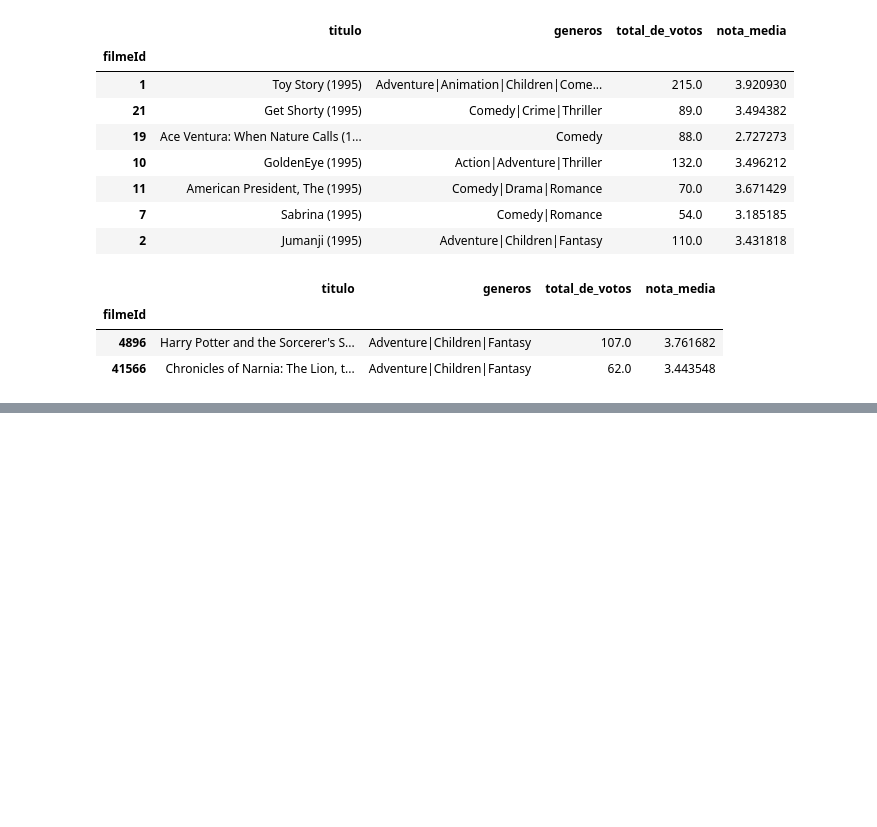
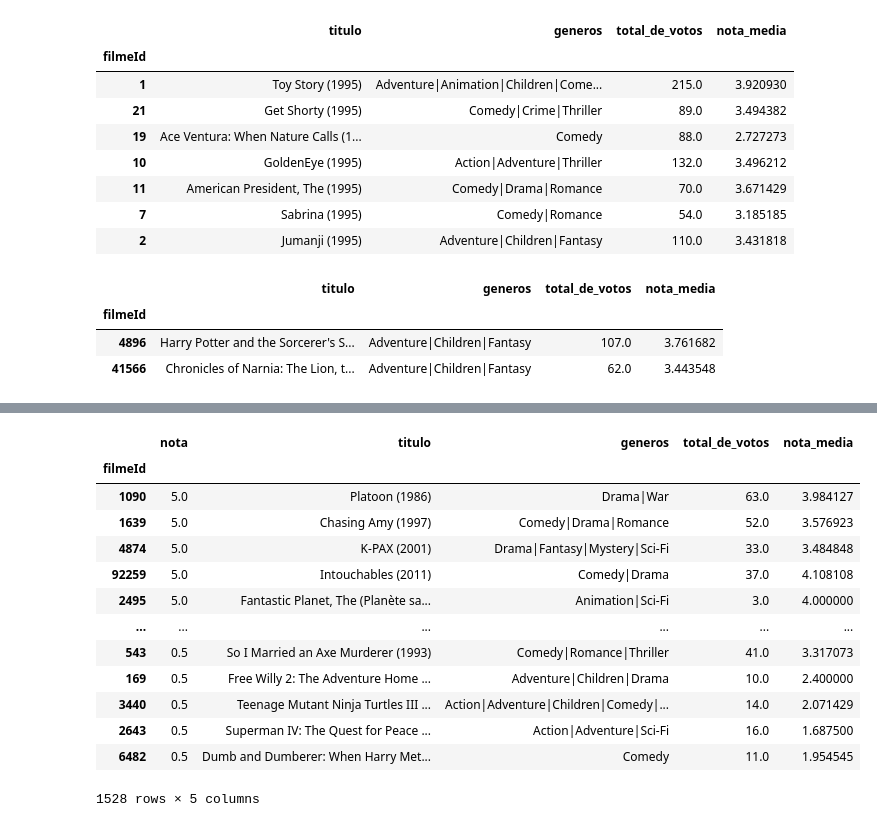
Before and after one commit to SamuelSousaFerreira/ML-para-Neg-cios-Digitais, a Jupyter notebook: Introdução_a_Recomendação.ipynb, the cells around one changed output, grey strips where cells are left out. Saved outputs shown, nothing was run; the diff lists cells and outputs as text; code cells hidden in the pictures; blank space fills up the shorter version.

```diff
--- a/Introdução_a_Recomendação.ipynb
+++ b/Introdução_a_Recomendação.ipynb
@@ -154,0 +433,22 @@ filmes.query("(generos == 'Adventure|Children|Fantasy') & (total_de_votos >= 50)
+# %%
+def distancia_de_todos(voce_id, n=None):
+  todos_usuarios = notas['usuarioId'].unique()
+  if n:
+    todos_usuarios = todos_usuarios[:n]
+  distancias = [distancia_de_usuarios(voce_id,usuario_id) for usuario_id in todos_usuarios]
+  distancias = list(filter(None,distancias)) #filtra as distancias vazias e cria uma lista com o que sobra
+  distancias = pd.DataFrame(distancias,columns=['voce','outra_pessoa','distancia'])
+  return distancias
+# %%
+def sugere_para_voce(voce, n = None):
+  notas_de_voce = notas_do_usuario(voce)
+  filmes_que_voce_ja_viu = notas_de_voce.index
+
+  similares = mais_proximos_de_voce(voce,n = n)
+  similar = similares.iloc[0].name
+  notas_do_similar = notas_do_usuario(similar)
+
+  notas_do_similar = notas_do_similar.drop(filmes_que_voce_ja_viu, errors = 'ignore')
+
+  recomendacoes = notas_do_similar.sort_values(by='nota', ascending=False)
+  return recomendacoes.join(filmes)
@@ -154,0 +468,6 @@ filmes.query("(generos == 'Adventure|Children|Fantasy') & (total_de_votos >= 50)
+# %%
+def mais_proximos_de_voce(voce_id, n_mais_proximos=10, n= None):
+  distancias = distancia_de_todos(voce_id, n= n)
+  distancias = distancias.sort_values('distancia')
+  distancias = distancias.set_index('outra_pessoa').drop(voce_id,errors = 'ignore')
+  return distancias.head(n_mais_proximos)
@@ -154,0 +489,11 @@ filmes.query("(generos == 'Adventure|Children|Fantasy') & (total_de_votos >= 50)
+# %%
+def sugere_para_voce(voce,n_mais_proximos = 10, n=None):
+  notas_de_voce = notas_do_usuario(voce)
+  filmes_que_voce_ja_viu = notas_de_voce.index
+
+  similares = mais_proximos_de_voce(voce, n_mais_proximos = n_mais_proximos, n = n)
+  usuarios_similares = similares.index
+  notas_dos_similares = notas.set_index('usuarioId').loc[usuarios_similares]
+  recomendacoes = notas_dos_similares.groupby('filmeId').mean()[['nota']]
+  recomendacoes = recomendacoes.sort_values('nota',ascending = False)
+  return recomendacoes.join(filmes)
@@ -154,0 +572,17 @@ filmes.query("(generos == 'Adventure|Children|Fantasy') & (total_de_votos >= 50)
+# %%
+sugere_para_voce(611)
+# %% [output]
+|  | nota | titulo | generos | total_de_votos | nota_media |
+| filmeId |  |  |  |  |  |
+| 1090 | 5.0 | Platoon (1986) | Drama|War | 63.0 | 3.984127 |
+| 1639 | 5.0 | Chasing Amy (1997) | Comedy|Drama|Romance | 52.0 | 3.576923 |
+| 4874 | 5.0 | K-PAX (2001) | Drama|Fantasy|Mystery|Sci-Fi | 33.0 | 3.484848 |
+| 92259 | 5.0 | Intouchables (2011) | Comedy|Drama | 37.0 | 4.108108 |
+| 2495 | 5.0 | Fantastic Planet, The (Planète sa... | Animation|Sci-Fi | 3.0 | 4.000000 |
+| ... | ... | ... | ... | ... | ... |
+| 543 | 0.5 | So I Married an Axe Murderer (1993) | Comedy|Romance|Thriller | 41.0 | 3.317073 |
+| 169 | 0.5 | Free Willy 2: The Adventure Home ... | Adventure|Children|Drama | 10.0 | 2.400000 |
+| 3440 | 0.5 | Teenage Mutant Ninja Turtles III ... | Action|Adventure|Children|Comedy|... | 14.0 | 2.071429 |
+| 2643 | 0.5 | Superman IV: The Quest for Peace ... | Action|Adventure|Sci-Fi | 16.0 | 1.687500 |
+| 6482 | 0.5 | Dumb and Dumberer: When Harry Met... | Comedy | 11.0 | 1.954545 |
+1528 rows × 5 columns
```
Also changed, not shown: parts of 60 cells of this notebook.
